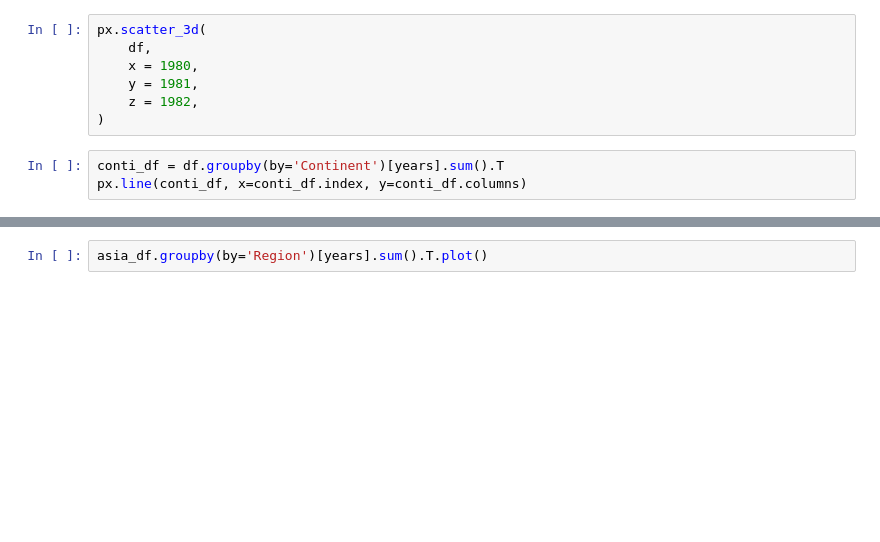
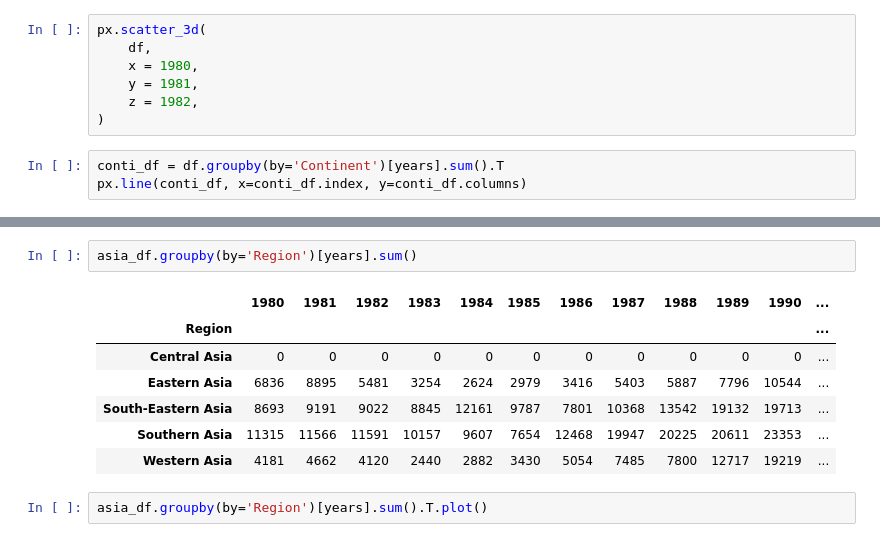
Before and after one commit to Amanmishra03/digipodium, a Jupyter notebook: data analysis/immigration_analysis.ipynb, the cells around one changed output, grey strips where cells are left out. Saved outputs shown, nothing was run; the diff lists cells and outputs as text; blank space fills up the shorter version.

```diff
--- a/data analysis/immigration_analysis.ipynb
+++ b/data analysis/immigration_analysis.ipynb
@@ -374,6 +374,16 @@ asia_df
 | Oman | Asia | Western Asia | Developing regions | 0 | 0 | 0 | 8 | 0 | 0 | 0 | 3 | ... |
 | Qatar | Asia | Western Asia | Developing regions | 0 | 0 | 0 | 0 | 0 | 0 | 1 | 0 | ... |
 | Maldives | Asia | Southern Asia | Developing regions | 0 | 0 | 0 | 1 | 0 | 0 | 0 | 0 | ... |
+# %%
+asia_df.groupby(by='Region')[years].sum()
+# %% [output]
+|  | 1980 | 1981 | 1982 | 1983 | 1984 | 1985 | 1986 | 1987 | 1988 | 1989 | 1990 | ... |
+| Region |  |  |  |  |  |  |  |  |  |  |  | ... |
+| Central Asia | 0 | 0 | 0 | 0 | 0 | 0 | 0 | 0 | 0 | 0 | 0 | ... |
+| Eastern Asia | 6836 | 8895 | 5481 | 3254 | 2624 | 2979 | 3416 | 5403 | 5887 | 7796 | 10544 | ... |
+| South-Eastern Asia | 8693 | 9191 | 9022 | 8845 | 12161 | 9787 | 7801 | 10368 | 13542 | 19132 | 19713 | ... |
+| Southern Asia | 11315 | 11566 | 11591 | 10157 | 9607 | 7654 | 12468 | 19947 | 20225 | 20611 | 23353 | ... |
+| Western Asia | 4181 | 4662 | 4120 | 2440 | 2882 | 3430 | 5054 | 7485 | 7800 | 12717 | 19219 | ... |
 # %%
 asia_df.groupby(by='Region')[years].sum().T.plot()
 # %% [output]
```
Also changed, not shown: parts of 12 cells of this notebook, 1 other file.
